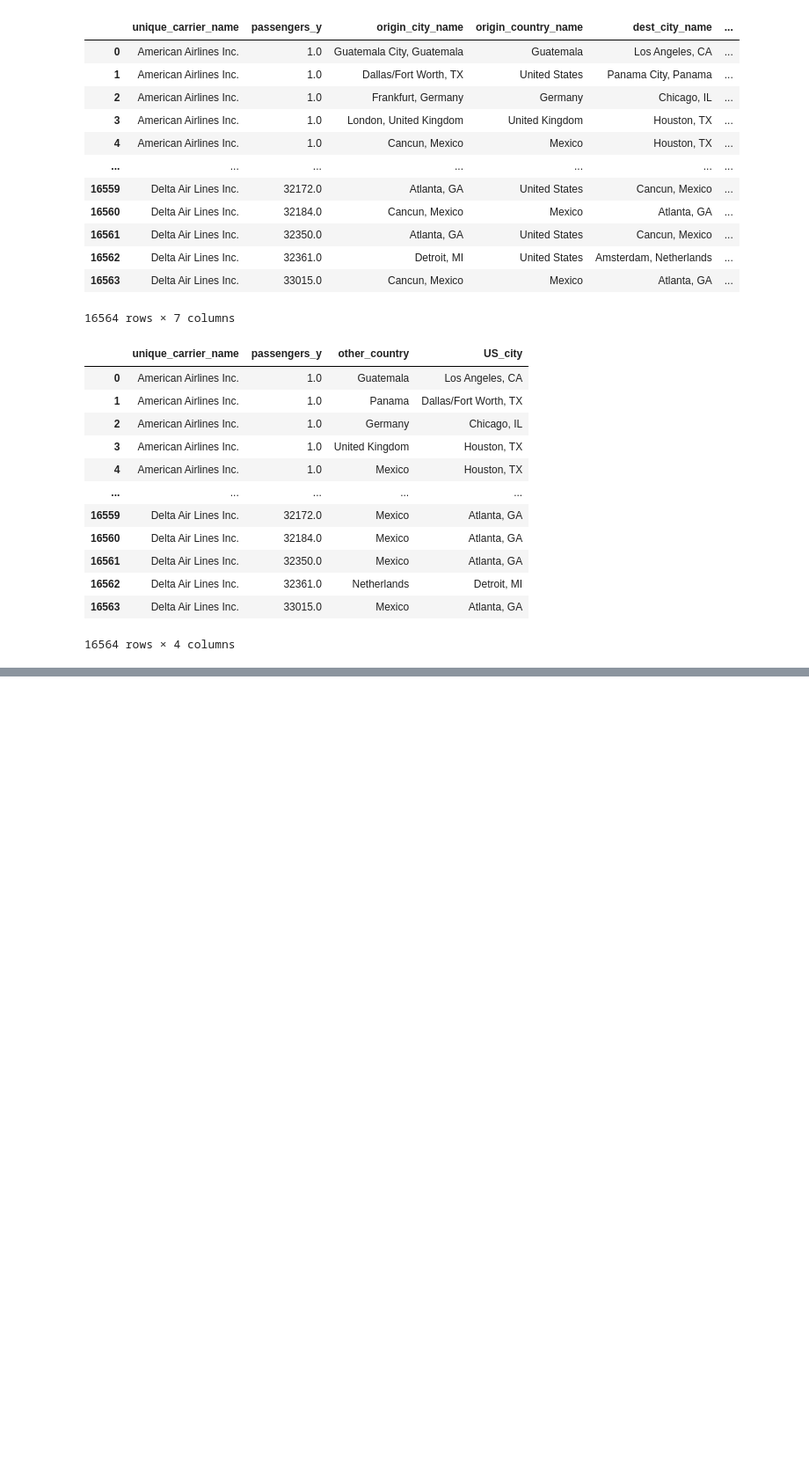
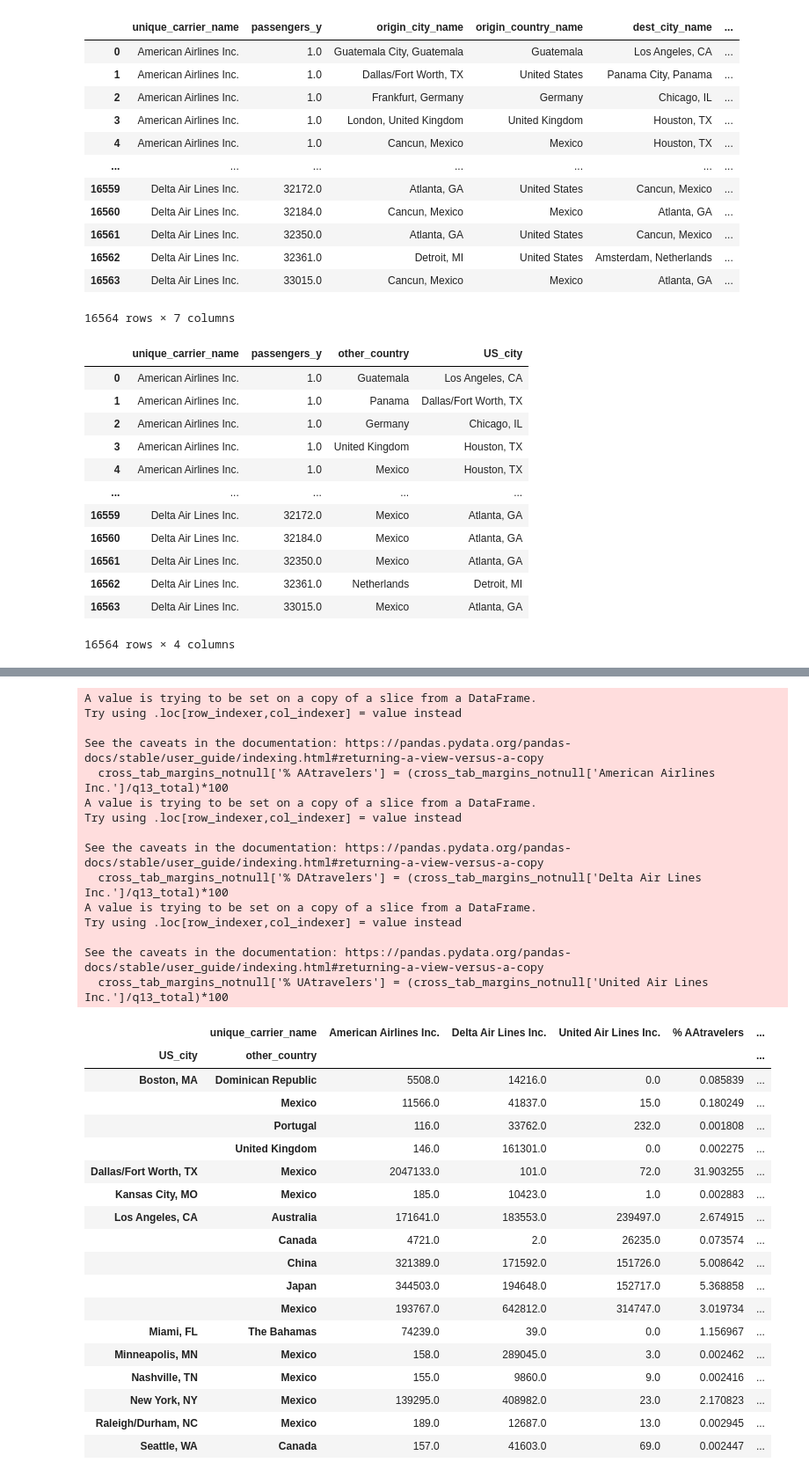
Before and after one commit to 99tyler99/Python, a Jupyter notebook: Python Charmers Fundamentals 06 Pandas Test.ipynb, the cells around one changed output, grey strips where cells are left out. Shown at 88% size. Saved outputs shown, nothing was run; the diff lists cells and outputs as text; code cells hidden in the pictures; blank space fills up the shorter version.

```diff
--- a/Python Charmers Fundamentals 06 Pandas Test.ipynb
+++ b/Python Charmers Fundamentals 06 Pandas Test.ipynb
@@ -733,0 +734,6 @@ question13_joinedgrouped
+# %%
+# 13. Using a crosstab, find the percentage of total passengers on class F international flights between US cities and the countries found in #12 that used the carriers found in #11.
+cross_tab_margins = pd.crosstab([question13_joinedgrouped['US_city'],question13_joinedgrouped['other_country']],question13_joinedgrouped['unique_carrier_name'],
+                                question13_joinedgrouped['passengers_y'], aggfunc='sum',dropna=True)
+cross_tab_margins_notnull = cross_tab_margins.dropna()
+cross_tab_margins_notnull
@@ -733,0 +760,43 @@ question13_joinedgrouped
+# %%
+# 13. Using a crosstab, find the percentage of total passengers on class F international flights between US cities and the countries found in #12 that used the carriers found in #11.
+q13_total = cross_tab_margins_notnull.values.sum()
+q13_total
+cross_tab_margins_notnull['% AAtravelers'] = (cross_tab_margins_notnull['American Airlines Inc.']/q13_total)*100
+cross_tab_margins_notnull['% DAtravelers'] = (cross_tab_margins_notnull['Delta Air Lines Inc.']/q13_total)*100
+cross_tab_margins_notnull['% UAtravelers'] = (cross_tab_margins_notnull['United Air Lines Inc.']/q13_total)*100
+cross_tab_margins_notnull
+# %% [output]
+A value is trying to be set on a copy of a slice from a DataFrame.
+Try using .loc[row_indexer,col_indexer] = value instead
+
+See the caveats in the documentation: https://pandas.pydata.org/pandas-docs/stable/user_guide/indexing.html#returning-a-view-versus-a-copy
+  cross_tab_margins_notnull['% AAtravelers'] = (cross_tab_margins_notnull['American Airlines Inc.']/q13_total)*100
+A value is trying to be set on a copy of a slice from a DataFrame.
+Try using .loc[row_indexer,col_indexer] = value instead
+
+See the caveats in the documentation: https://pandas.pydata.org/pandas-docs/stable/user_guide/indexing.html#returning-a-view-versus-a-copy
+  cross_tab_margins_notnull['% DAtravelers'] = (cross_tab_margins_notnull['Delta Air Lines Inc.']/q13_total)*100
+A value is trying to be set on a copy of a slice from a DataFrame.
+Try using .loc[row_indexer,col_indexer] = value instead
+
+See the caveats in the documentation: https://pandas.pydata.org/pandas-docs/stable/user_guide/indexing.html#returning-a-view-versus-a-copy
+  cross_tab_margins_notnull['% UAtravelers'] = (cross_tab_margins_notnull['United Air Lines Inc.']/q13_total)*100
+|  | unique_carrier_name | American Airlines Inc. | Delta Air Lines Inc. | United Air Lines Inc. | % AAtravelers | ... |
+| US_city | other_country |  |  |  |  | ... |
+| Boston, MA | Dominican Republic | 5508.0 | 14216.0 | 0.0 | 0.085839 | ... |
+|  | Mexico | 11566.0 | 41837.0 | 15.0 | 0.180249 | ... |
+|  | Portugal | 116.0 | 33762.0 | 232.0 | 0.001808 | ... |
+|  | United Kingdom | 146.0 | 161301.0 | 0.0 | 0.002275 | ... |
+| Dallas/Fort Worth, TX | Mexico | 2047133.0 | 101.0 | 72.0 | 31.903255 | ... |
+| Kansas City, MO | Mexico | 185.0 | 10423.0 | 1.0 | 0.002883 | ... |
+| Los Angeles, CA | Australia | 171641.0 | 183553.0 | 239497.0 | 2.674915 | ... |
+|  | Canada | 4721.0 | 2.0 | 26235.0 | 0.073574 | ... |
+|  | China | 321389.0 | 171592.0 | 151726.0 | 5.008642 | ... |
+|  | Japan | 344503.0 | 194648.0 | 152717.0 | 5.368858 | ... |
+|  | Mexico | 193767.0 | 642812.0 | 314747.0 | 3.019734 | ... |
+| Miami, FL | The Bahamas | 74239.0 | 39.0 | 0.0 | 1.156967 | ... |
+| Minneapolis, MN | Mexico | 158.0 | 289045.0 | 3.0 | 0.002462 | ... |
+| Nashville, TN | Mexico | 155.0 | 9860.0 | 9.0 | 0.002416 | ... |
+| New York, NY | Mexico | 139295.0 | 408982.0 | 23.0 | 2.170823 | ... |
+| Raleigh/Durham, NC | Mexico | 189.0 | 12687.0 | 13.0 | 0.002945 | ... |
+| Seattle, WA | Canada | 157.0 | 41603.0 | 69.0 | 0.002447 | ... |
```
Also changed, not shown: parts of 15 cells of this notebook.
